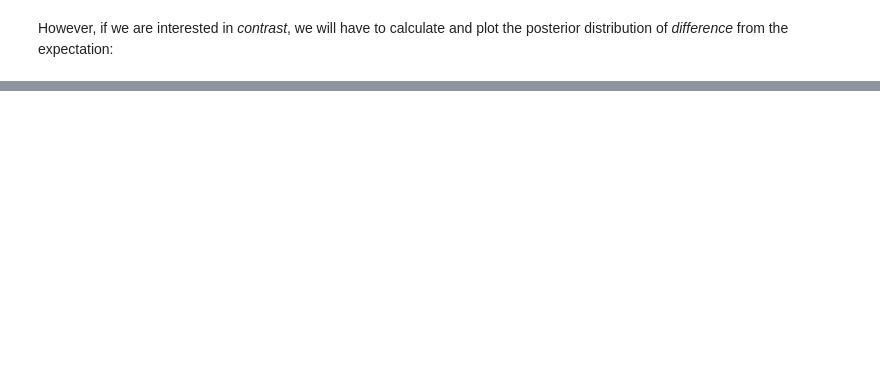
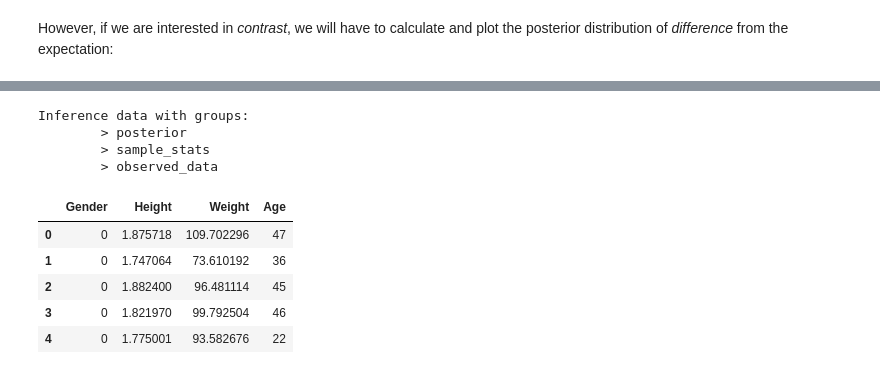
Before and after one commit to tarmojuristo/bayes2025, a Jupyter notebook: m&m.ipynb, the cells around one changed output, grey strips where cells are left out. Drawn from its saved outputs; the diff is of its cells as text; code cells hidden in the pictures; blank space fills up the shorter version.

```diff
--- a/m&m.ipynb
+++ b/m&m.ipynb
@@ -175,0 +310,7 @@ plt.tight_layout()
+# %%
+trace
+# %% [output]
+Inference data with groups:
+        > posterior
+        > sample_stats
+        > observed_data
@@ -175,0 +360,10 @@ plt.tight_layout()
+# %%
+hw = pd.read_csv('./data/height_weight_gender.csv')
+hw.head()
+# %% [output]
+|  | Gender | Height | Weight | Age |
+| 0 | 0 | 1.875718 | 109.702296 | 47 |
+| 1 | 0 | 1.747064 | 73.610192 | 36 |
+| 2 | 0 | 1.882400 | 96.481114 | 45 |
+| 3 | 0 | 1.821970 | 99.792504 | 46 |
+| 4 | 0 | 1.775001 | 93.582676 | 22 |
```
Also changed, not shown: parts of 14 cells of this notebook, 6 other files.
